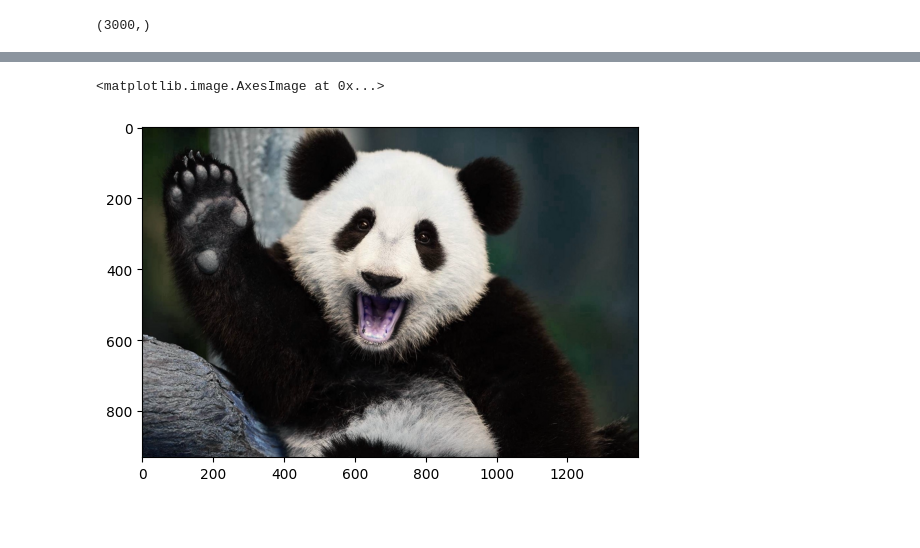
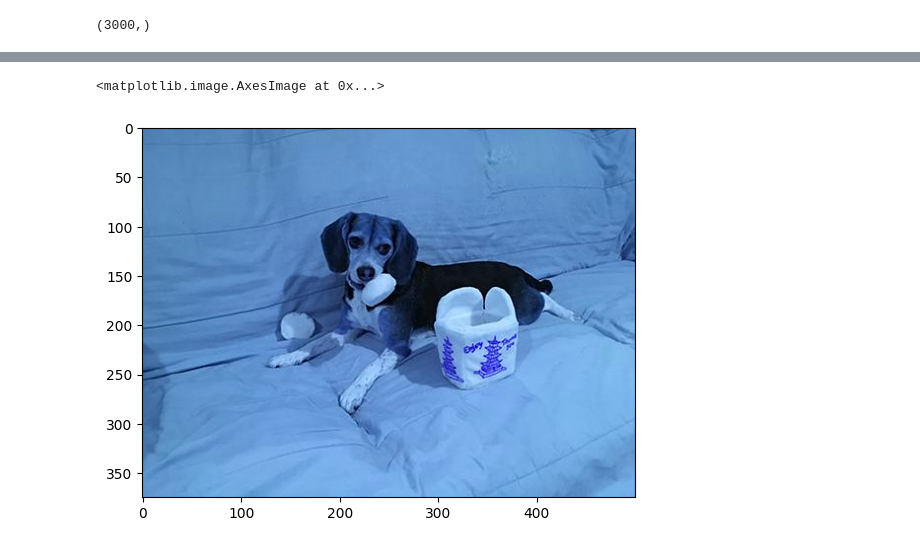
Before and after one commit to mohanrajmit/DL-Training, a Jupyter notebook: Animals_CNN.ipynb, the cells around one changed output, grey strips where cells are left out. Cells and saved outputs as stored; diff of their text form; code cells hidden in the pictures; blank space fills up the shorter version.

```diff
--- a/Animals_CNN.ipynb
+++ b/Animals_CNN.ipynb
@@ -146,12 +150,12 @@ Epoch 100/100
 # %%
 label_name=["cats","dogs","panda"]
 # %%
-img=cv2.imread("/content/pandas.jpg")
+img=cv2.imread("/content/image_0_62.jpg")
 img2=cv2.resize(img, (32, 32),interpolation=cv2.INTER_AREA)
-img1=img2.flatten()
+#img1=img2.flatten()
 #img1=img1.reshape(-1,1)
 # insert a new axis along the row
-b = np.expand_dims(img1, axis=0)
+b = np.expand_dims(img2, axis=0)
 res=model.predict(b)
 print(res)
 #print(label_name[int(res)])
@@ -163,2 +167,2 @@ plt.imshow(img)
 <matplotlib.image.AxesImage at 0x...>
-[figure, old version]
+[figure, new version]
```
Also changed, not shown: parts of 6 cells of this notebook.
